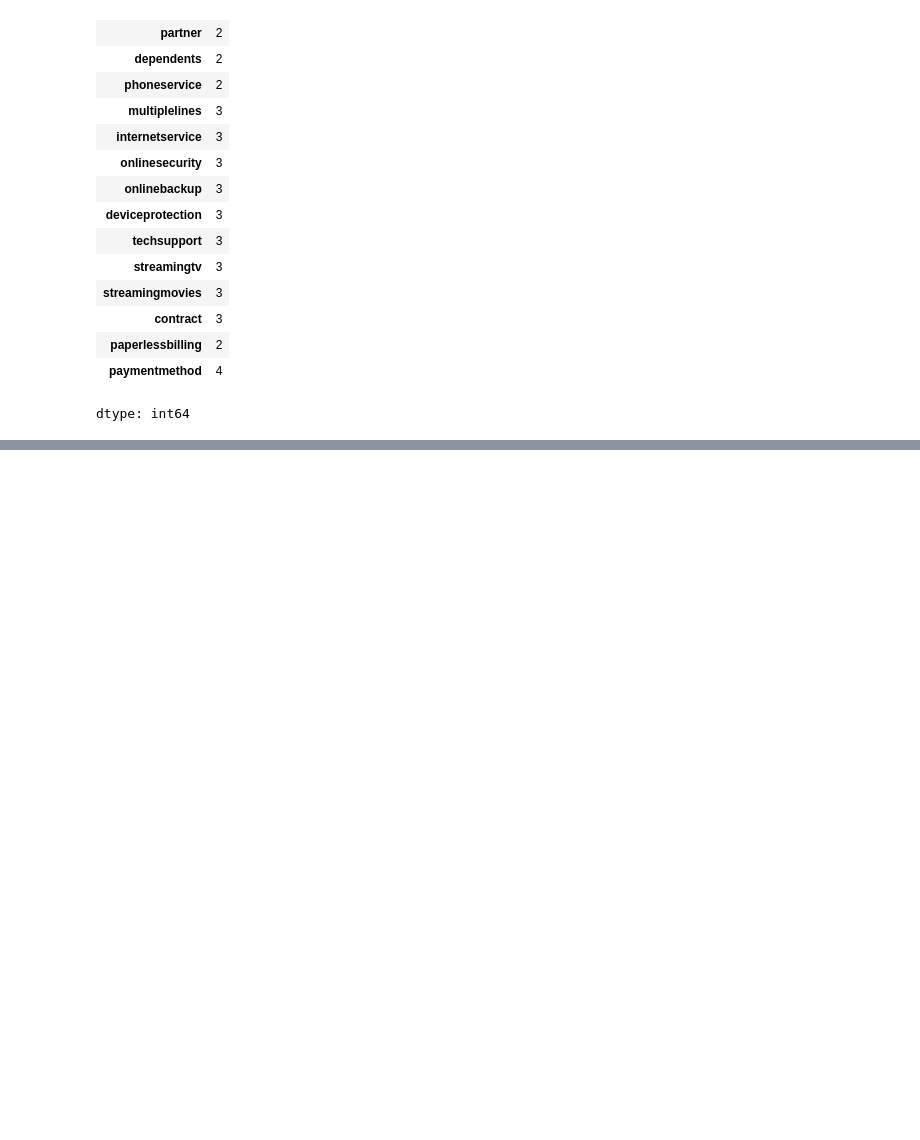
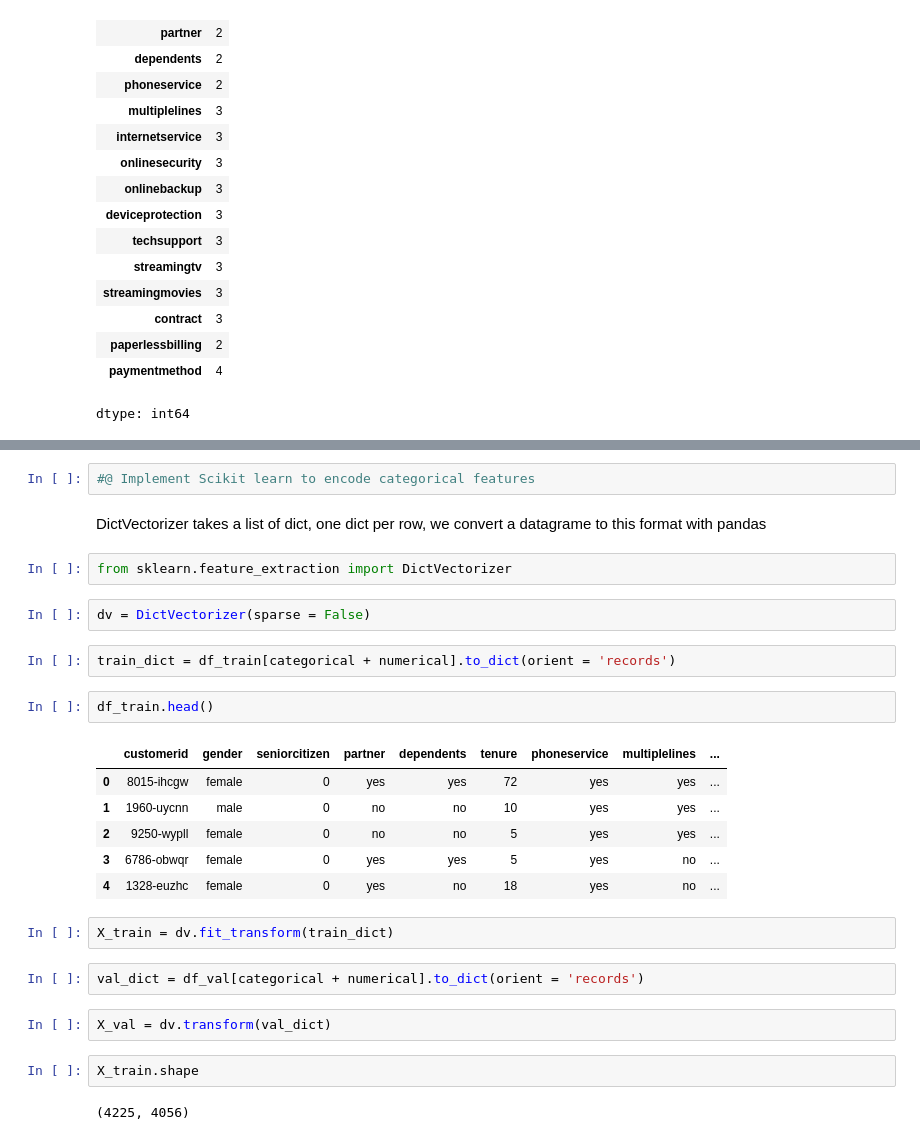
Before and after one commit to asmipandey18/Machine_learning, a Jupyter notebook: categoricaldata.ipynb, the cells around one changed output, grey strips where cells are left out. Cells and saved outputs as stored; diff of their text form; blank space fills up the shorter version.

Commit message:
Categorical data

```diff
--- a/categoricaldata.ipynb
+++ b/categoricaldata.ipynb
@@ -313,0 +668,29 @@ dtype: int64
+# %%
+#@ Implement Scikit learn to encode categorical features
+# %% [markdown]
+DictVectorizer takes a list of dict, one dict per row, we convert a datagrame to this format with pandas
+# %%
+from sklearn.feature_extraction import DictVectorizer
+# %%
+dv = DictVectorizer(sparse = False)
+# %%
+train_dict = df_train[categorical + numerical].to_dict(orient = 'records')
+# %%
+df_train.head()
+# %% [output]
+|  | customerid | gender | seniorcitizen | partner | dependents | tenure | phoneservice | multiplelines | ... |
+| 0 | 8015-ihcgw | female | 0 | yes | yes | 72 | yes | yes | ... |
+| 1 | 1960-uycnn | male | 0 | no | no | 10 | yes | yes | ... |
+| 2 | 9250-wypll | female | 0 | no | no | 5 | yes | yes | ... |
+| 3 | 6786-obwqr | female | 0 | yes | yes | 5 | yes | no | ... |
+| 4 | 1328-euzhc | female | 0 | yes | no | 18 | yes | no | ... |
+# %%
+X_train = dv.fit_transform(train_dict)
+# %%
+val_dict = df_val[categorical + numerical].to_dict(orient = 'records')
+# %%
+X_val = dv.transform(val_dict)
+# %%
+X_train.shape
+# %% [output]
+(4225, 4056)
```
Also changed, not shown: parts of 67 cells of this notebook.
